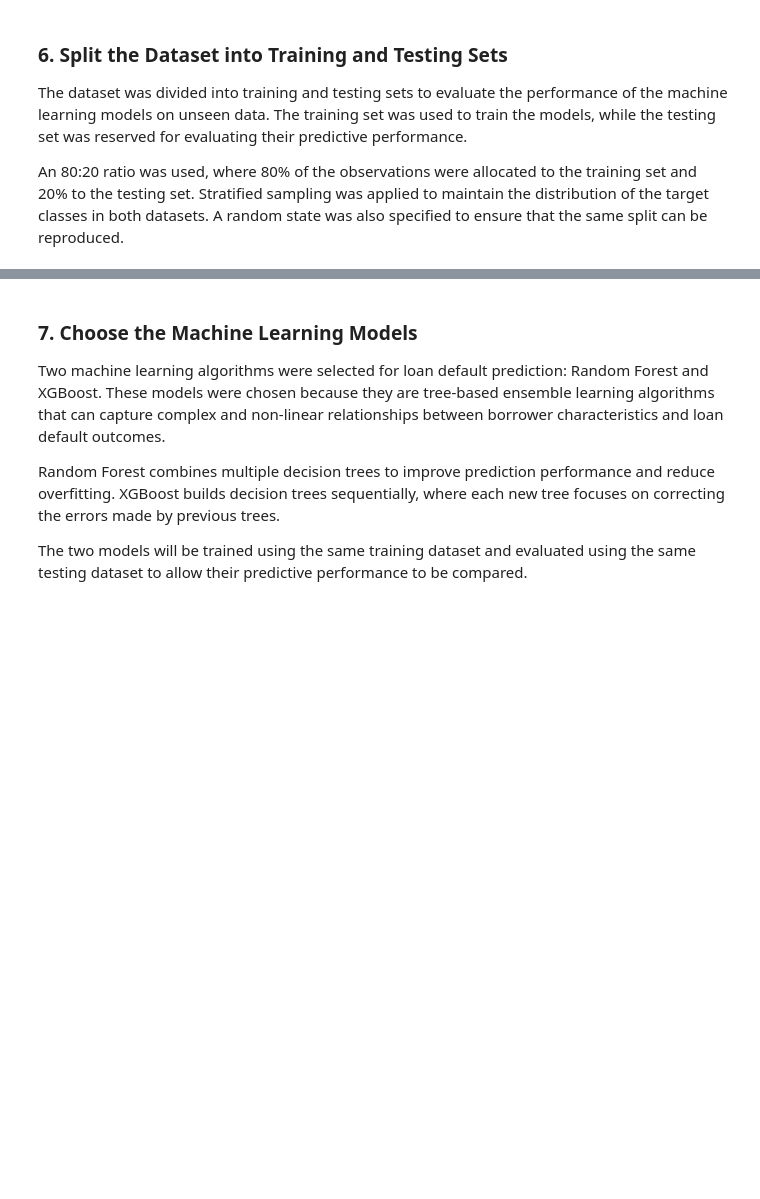
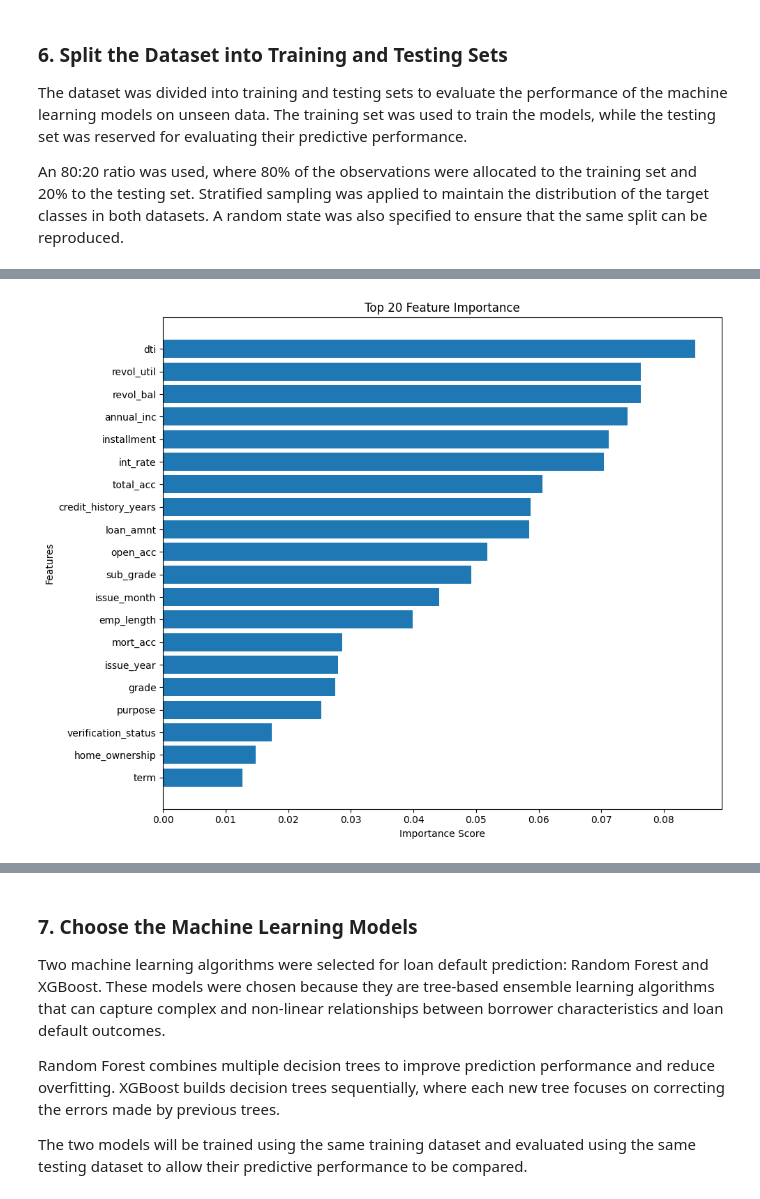
Before and after one commit to Clinton1029/Loan_Default_Project, a Jupyter notebook: Loan_Default.ipynb, the cells around one changed output, grey strips where cells are left out. Cells and saved outputs as stored; diff of their text form; code cells hidden in the pictures; blank space fills up the shorter version.

```diff
--- a/Loan_Default.ipynb
+++ b/Loan_Default.ipynb
@@ -1431,0 +1494,29 @@ Testing features: (79206, 25)
+# %%
+# Select the top 20 most important features
+top_features = importance_df.head(20)
+
+# Create the figure
+plt.figure(figsize=(10, 8))
+
+# Create a horizontal bar chart
+plt.barh(
+    top_features['Feature'][::-1],
+    top_features['Importance'][::-1]
+)
+
+# Add the chart title
+plt.title('Top 20 Feature Importance')
+
+# Label the x-axis
+plt.xlabel('Importance Score')
+
+# Label the y-axis
+plt.ylabel('Features')
+
+# Adjust the layout
+plt.tight_layout()
+
+# Display the chart
+plt.show()
+# %% [output]
+[figure, added]
```
Also changed, not shown: parts of 29 cells of this notebook.
